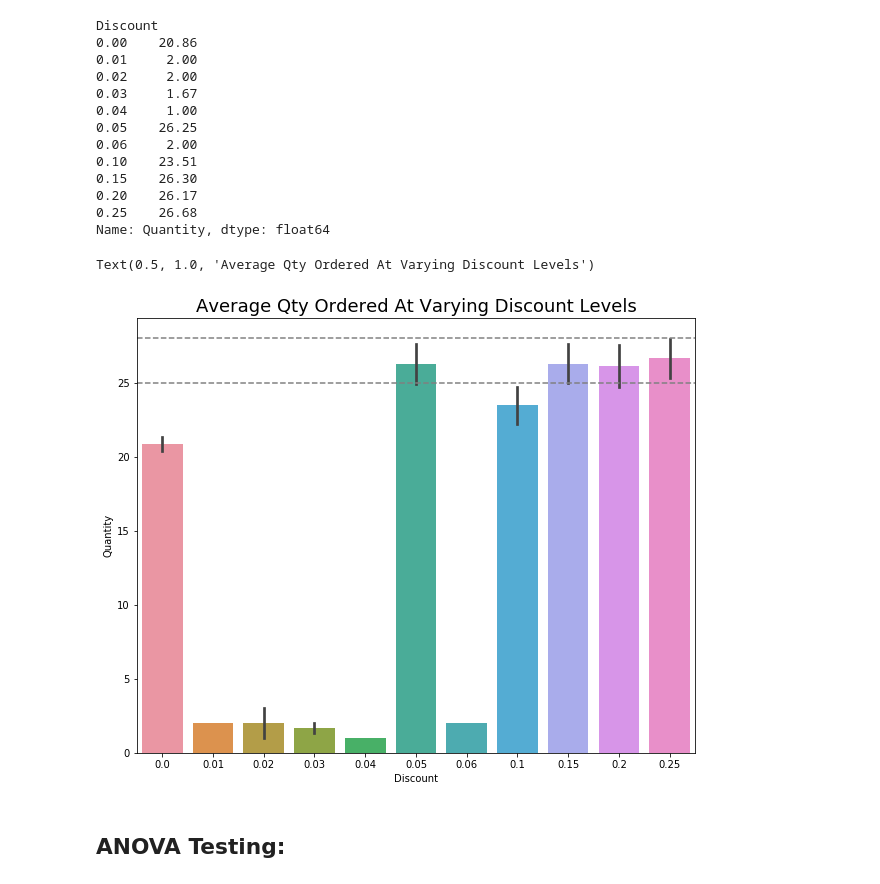
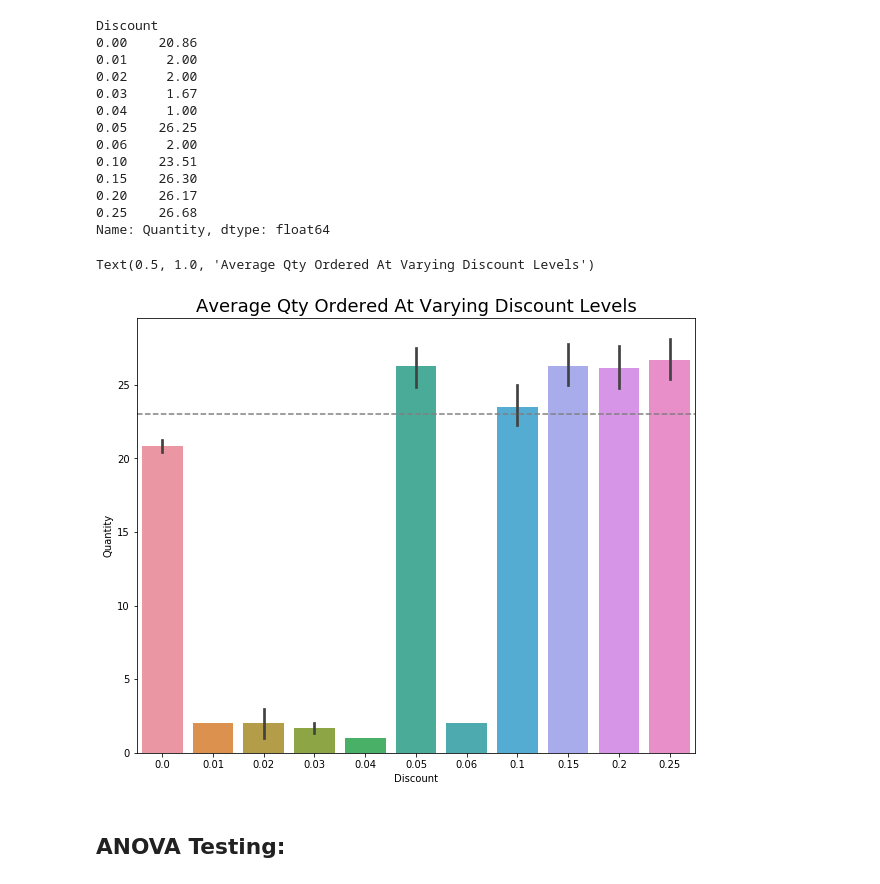
Before and after one commit to andiosika/hypothesis_testing_workflow_python, a Jupyter notebook: student.ipynb, the cells around one changed output. Cells and saved outputs as stored; diff of their text form; code cells hidden in the pictures.

```diff
--- a/student.ipynb
+++ b/student.ipynb
@@ -310,12 +313,12 @@ Name: Quantity, dtype: float64
 # %%
 fig, ax = plt.subplots(figsize=(10,8))
 sns.barplot(data=df1, x=df1['Discount'], y=df1['Quantity'], ci=68, ax=ax)
-plt.axhline(25,color='gray',ls='--')
-plt.axhline(28,color='gray',ls='--')
+plt.axhline(23,color='gray',ls='--')
+#plt.axhline(28,color='gray',ls='--')
 plt.title('Average Qty Ordered At Varying Discount Levels',fontsize=18)
 # %% [output]
 Text(0.5, 1.0, 'Average Qty Ordered At Varying Discount Levels')
-[figure, old version]
+[figure, new version]
 # %% [markdown]
 ## ANOVA Testing:
 # %%
```
Also changed, not shown: parts of 58 cells of this notebook, 1 other file.
